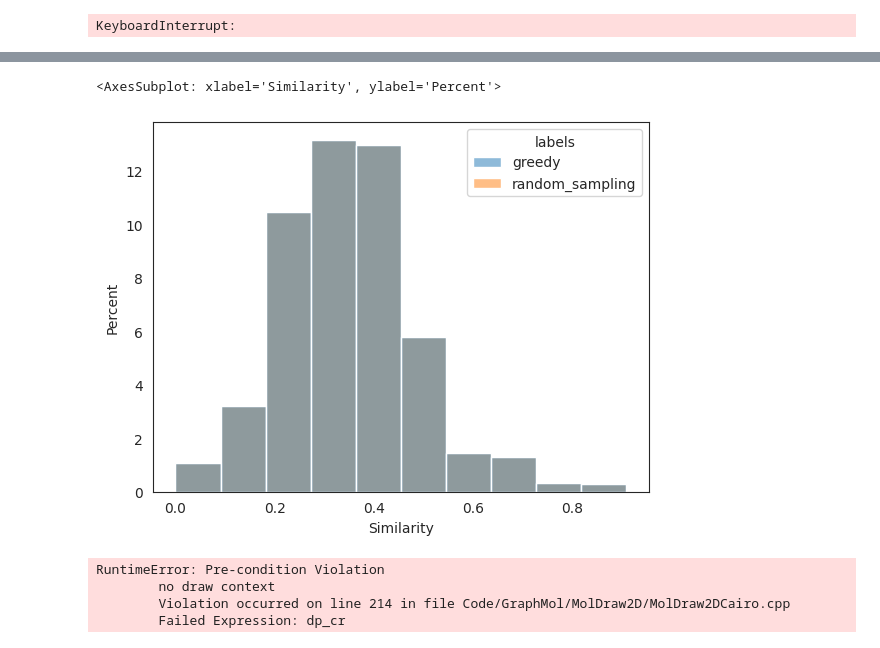
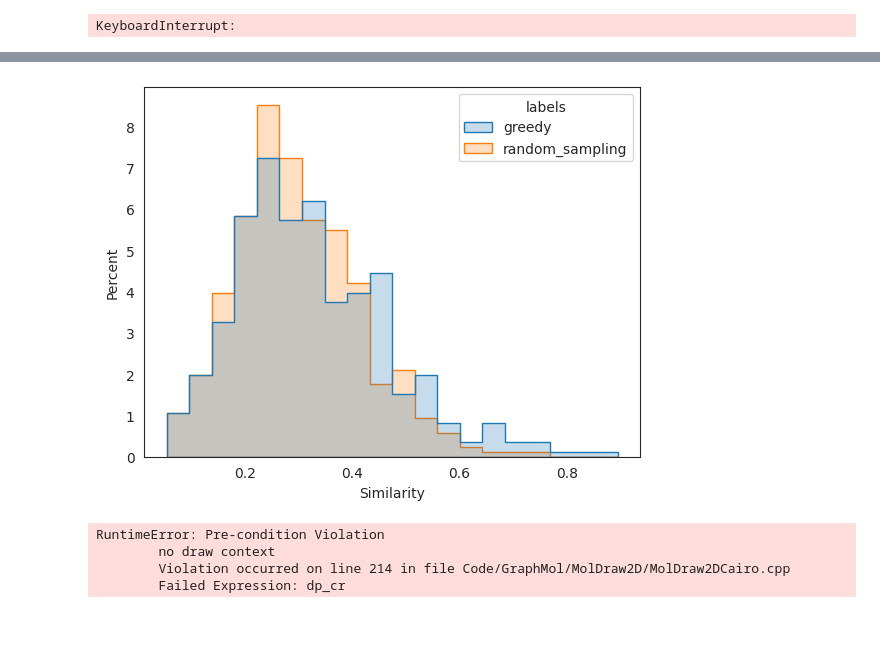
Before and after one commit to kganeshchandan/CLIP_FULL, a Jupyter notebook: visualizations_3.ipynb, the cells around one changed output, grey strips where cells are left out. Saved outputs shown, nothing was run; the diff lists cells and outputs as text; code cells hidden in the pictures.

```diff
--- a/visualizations_3.ipynb
+++ b/visualizations_3.ipynb
@@ -219,5 +264,5 @@ with torch.no_grad():
             random_smiles_list.append(random_smiles)
 
             og_smiles_list.append(og_smile)
-        if i == 5:
-            break
+        # if i == 10:
+        #     break
@@ -249,13 +296,13 @@ sims_labels = []
 
 arr = []
 for og_smile, greedy_smiles, random_smiles in zip(og_smiles_list, greedy_smiles_list, random_smiles_list):
-    v = [Chem.MolFromSmiles(og_smile)]
-    sim = molecule_similarity(og_smile, greedy_smiles[0])
+    sim = molecule_similarity(random_smiles[0], greedy_smiles[0])
     if sim != 1:
-        sims.append(sim)
-        sims_labels.append("greedy")
-    for smi in set(random_smiles):
-        sim = molecule_similarity(og_smile, greedy_smiles[0])
-        if sim != 1:
-            sims.append(sim)
+        v = [Chem.MolFromSmiles(og_smile)]
+        sim1 = molecule_similarity(og_smile, greedy_smiles[0])
+        sim2 = molecule_similarity(og_smile, random_smiles[0])
+        if sim1 != 1 and sim2 != 1 and sim1!=0 and sim2 != 0:
+            sims.append(sim1)
+            sims_labels.append("greedy")
+            sims.append(sim2)
             sims_labels.append("random_sampling")
@@ -262,13 +325,13 @@ for og_smile, greedy_smiles, random_smiles in zip(og_smiles_list, greedy_smiles_
 # %%
 df = pd.DataFrame()
 df['Similarity'] = sims
 df['labels'] = sims_labels
 %matplotlib inline
 sns.set_style("white")
-sns.histplot(df, x='Similarity', hue='labels', bins=10, stat="percent")
+sns.histplot(df, x='Similarity', hue='labels', bins=20, stat="percent", element="step")
+plt.savefig('tanimotosim.png', dpi=300)
 # %% [output]
-<AxesSubplot: xlabel='Similarity', ylabel='Percent'>
-[figure, old version]
+[figure, new version]
 # %%
 from rdkit import Chem
 from rdkit.Chem import RDConfig
```
Also changed, not shown: parts of 4 cells of this notebook, 1 other file.
